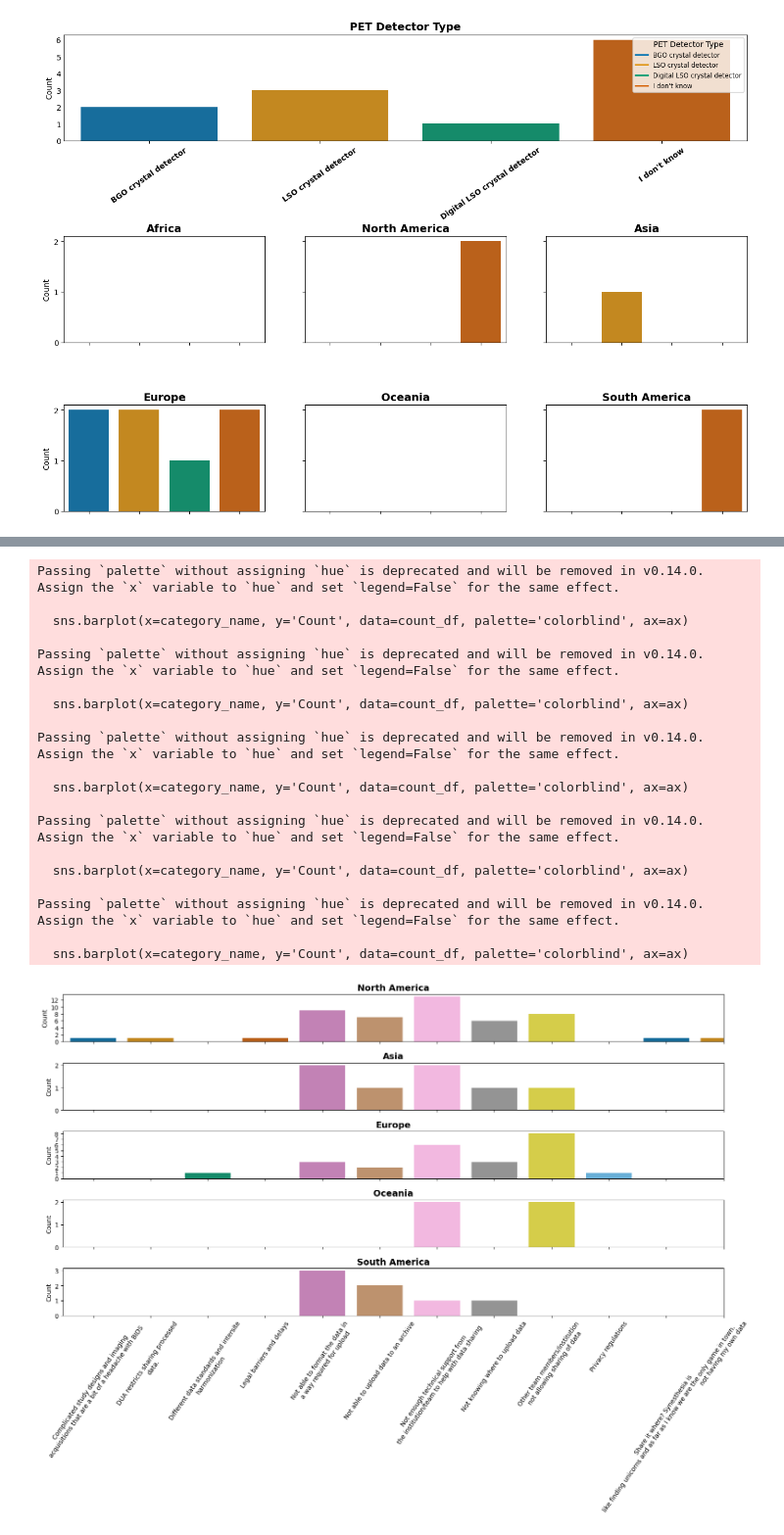
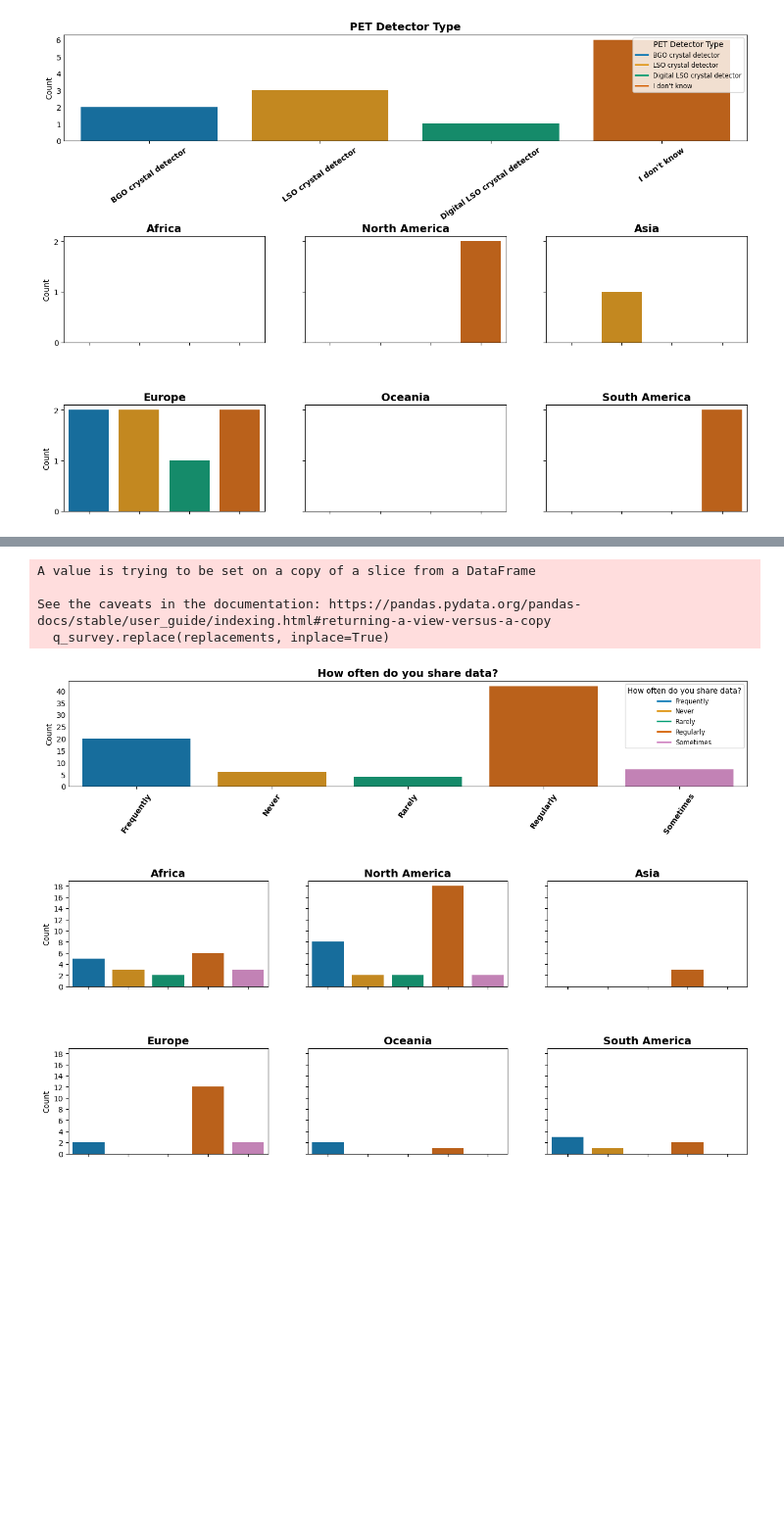
Before and after one commit to jdkent/BRIDGESurveyTechAnalysis, a Jupyter notebook: survey_analysis.ipynb, the cells around one changed output, grey strips where cells are left out. Shown at 98% size. Drawn from its saved outputs; the diff is of its cells as text; code cells hidden in the pictures; blank space fills up the shorter version.

```diff
--- a/survey_analysis.ipynb
+++ b/survey_analysis.ipynb
@@ -289,7 +288,10 @@ ValueError: cannot reindex on an axis with duplicate labels
 # %%
 # Question 4: What is your primary role?
-survey['What is your primary role?'].replace({"Medical Radiographer ": "Technician", "Founder": "Other"}, inplace=True)
-role_counts = survey['What is your primary role?'].value_counts()
+q4 = "What is your primary role?"
+q4_replacements = {"Medical Radiographer ": "Technician", "Founder": "Other"}
+survey[q4].replace(q4_replacements, inplace=True)
+role_counts = survey[q4].value_counts()
+
 # Define a function to format the labels with the raw count
 def func(pct, allvalues):
     absolute = pct / 100. * sum(allvalues)
@@ -356,6 +337,0 @@ Name: What is the magnetic strength of the MRI machine(s)?, Length: 87, dtype: f
-# %%
-# These are NaNs for some reason :(
-survey["What is the magnetic strength of the MRI machine(s)?"].dropna(inplace=True)
-survey["What is the magnetic strength of the MRI machine(s)?"] = survey["What is the magnetic strength of the MRI machine(s)?"].str.split(',')
-q7_survey = survey.explode("What is the magnetic strength of the MRI machine(s)?")
-q7_survey["What is the magnetic strength of the MRI machine(s)?"]
@@ -431,3 +526,16 @@ plt.show()
 # %%
-survey["What are the top 3 challenges you have encountered generating data? (Can select fewer than 3)"] = survey["What are the top 3 challenges you have encountered generating data? (Can select fewer than 3)"].str.split(',')
-q9_survey = survey.explode("What are the top 3 challenges you have encountered generating data? (Can select fewer than 3)")
+# Question 14: Which of the following community (meta)data models do you use? (Check all that apply)
+q14 = "Which of the following community (meta)data models do you use? (Check all that apply)"
+q14_replacements = {
+    "json sidecar files with NIFTI header data": "Other",
+    "I dont like BIDS but that is what we use": "Other",
+    " mostly avoid all of this terrible stuff when I can. ": "Other",
+}
+q14_survey = preprocess_question(survey, q14, q14_replacements, multichoice=True)
+q14_survey[q14].unique()
+
+plot_categorical_by_continent(
+    q14_survey,
+    q14,
+    "Community Metadata Standards",
+)
@@ -523,28 +632,22 @@ Passing `palette` without assigning `hue` is deprecated and will be removed in v
 # %%
+# Question 19: How frequently do you share data?
+q19 = "How frequently do you share data?"
+q19_replacements = {
+    "Rarely (once a year or less)": "Regularly (once every 1-3 years)",
+    "as needed in the clinic and project": "Regularly (once every 1-3 years)",
+}
+
+q19_survey = preprocess_question(survey, q19, q19_replacements, multichoice=False)
+
 plot_categorical_by_continent(
-    survey,
-    "What are the top 3 challenges you have encountered while sharing data? (Can select fewer than 3)",
-    "Data Sharing Challenges",
+    q19_survey,
+    q19,
+    "How often do you share data?",
 )
 # %% [output]
-Passing `palette` without assigning `hue` is deprecated and will be removed in v0.14.0. Assign the `x` variable to `hue` and set `legend=False` for the same effect.
+A value is trying to be set on a copy of a slice from a DataFrame
 
-  sns.barplot(x=category_name, y='Count', data=count_df, palette='colorblind', ax=ax)
-
-Passing `palette` without assigning `hue` is deprecated and will be removed in v0.14.0. Assign the `x` variable to `hue` and set `legend=False` for the same effect.
-
-  sns.barplot(x=category_name, y='Count', data=count_df, palette='colorblind', ax=ax)
-
-Passing `palette` without assigning `hue` is deprecated and will be removed in v0.14.0. Assign the `x` variable to `hue` and set `legend=False` for the same effect.
-
-  sns.barplot(x=category_name, y='Count', data=count_df, palette='colorblind', ax=ax)
-
-Passing `palette` without assigning `hue` is deprecated and will be removed in v0.14.0. Assign the `x` variable to `hue` and set `legend=False` for the same effect.
-
-  sns.barplot(x=category_name, y='Count', data=count_df, palette='colorblind', ax=ax)
-
-Passing `palette` without assigning `hue` is deprecated and will be removed in v0.14.0. Assign the `x` variable to `hue` and set `legend=False` for the same effect.
-
-  sns.barplot(x=category_name, y='Count', data=count_df, palette='colorblind', ax=ax)
+See the caveats in the documentation: https://pandas.pydata.org/pandas-docs/stable/user_guide/indexing.html#returning-a-view-versus-a-copy
+  q_survey.replace(replacements, inplace=True)
-[figure, old version]
+[figure, new version]
 # %%
```
Also changed, not shown: parts of 36 cells of this notebook.
